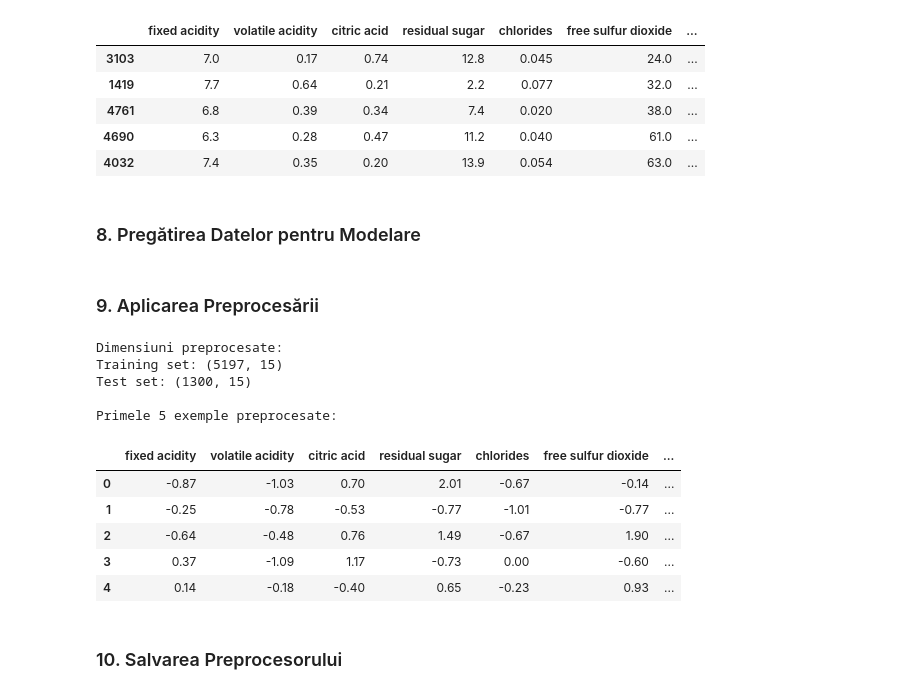
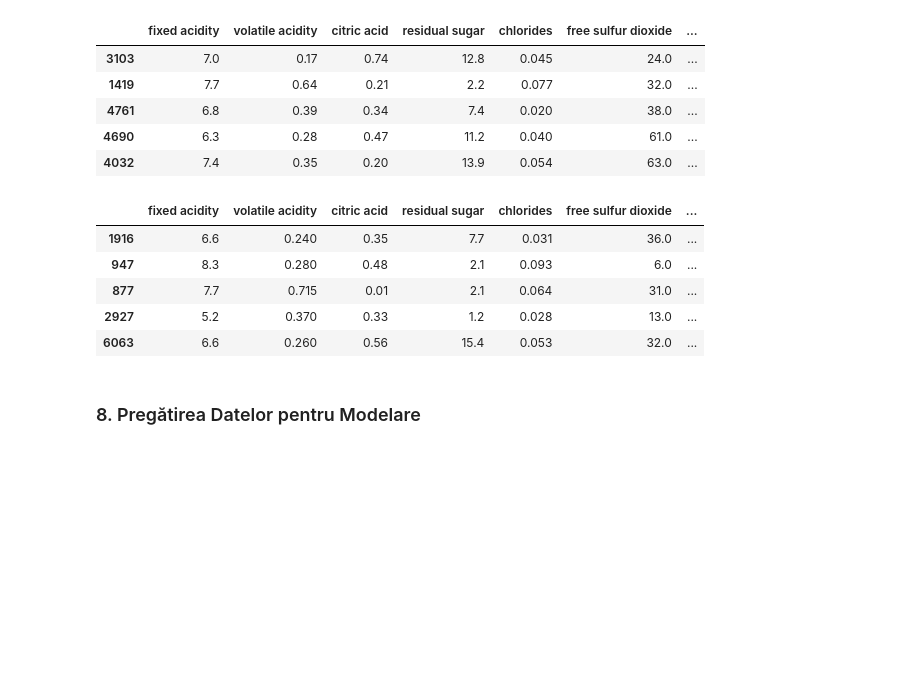
Before and after one commit to AlexCraciun6/MLProject1, a Jupyter notebook: Proiect1.ipynb, the cells around one changed output. Saved outputs shown, nothing was run; the diff lists cells and outputs as text; code cells hidden in the pictures; blank space fills up the shorter version.

```diff
--- a/Proiect1.ipynb
+++ b/Proiect1.ipynb
@@ -335,6 +340,15 @@ test_set.head()
 | 4761 | 6.8 | 0.39 | 0.34 | 7.4 | 0.020 | 38.0 | ... |
 | 4690 | 6.3 | 0.28 | 0.47 | 11.2 | 0.040 | 61.0 | ... |
 | 4032 | 7.4 | 0.35 | 0.20 | 13.9 | 0.054 | 63.0 | ... |
+# %%
+train_set.head()
+# %% [output]
+|  | fixed acidity | volatile acidity | citric acid | residual sugar | chlorides | free sulfur dioxide | ... |
+| 1916 | 6.6 | 0.240 | 0.35 | 7.7 | 0.031 | 36.0 | ... |
+| 947 | 8.3 | 0.280 | 0.48 | 2.1 | 0.093 | 6.0 | ... |
+| 877 | 7.7 | 0.715 | 0.01 | 2.1 | 0.064 | 31.0 | ... |
+| 2927 | 5.2 | 0.370 | 0.33 | 1.2 | 0.028 | 13.0 | ... |
+| 6063 | 6.6 | 0.260 | 0.56 | 15.4 | 0.053 | 32.0 | ... |
 # %% [markdown]
 ### 8. Pregătirea Datelor pentru Modelare
 # %%
@@ -396,38 +410,3 @@ preprocessor = ColumnTransformer(
         ('num', numeric_transformer, numeric_features),
         ('cat', categorical_transformer, categorical_features)
     ])
-# %% [markdown]
-### 9. Aplicarea Preprocesării
-# %%
-# Fit și transform pe training data
-X_train_preprocessed = preprocessor.fit_transform(X_train)
-
-# Transformare pe test data (folosind aceleași parametre)
-X_test_preprocessed = preprocessor.transform(X_test)
-
-# Verificare dimensiuni
-print("Dimensiuni preprocesate:")
-print(f"Training set: {X_train_preprocessed.shape}")
-print(f"Test set: {X_test_preprocessed.shape}")
-
-# Numele feature-urilor finale
-numeric_features_engineered = numeric_features + ['acid_balance', 'sugar_alcohol_ratio']
-cat_features_names = preprocessor.named_transformers_['cat'].named_steps['onehot'].get_feature_names_out()
-feature_names = np.concatenate([numeric_features_engineered, cat_features_names])
-
-print("\nPrimele 5 exemple preprocesate:")
-display(pd.DataFrame(X_train_preprocessed[:5], columns=feature_names).style.format("{:.2f}"))
-# %% [output]
-Dimensiuni preprocesate:
-Training set: (5197, 15)
-Test set: (1300, 15)
-
-Primele 5 exemple preprocesate:
-|  | fixed acidity | volatile acidity | citric acid | residual sugar | chlorides | free sulfur dioxide | ... |
-| 0 | -0.87 | -1.03 | 0.70 | 2.01 | -0.67 | -0.14 | ... |
-| 1 | -0.25 | -0.78 | -0.53 | -0.77 | -1.01 | -0.77 | ... |
-| 2 | -0.64 | -0.48 | 0.76 | 1.49 | -0.67 | 1.90 | ... |
-| 3 | 0.37 | -1.09 | 1.17 | -0.73 | 0.00 | -0.60 | ... |
-| 4 | 0.14 | -0.18 | -0.40 | 0.65 | -0.23 | 0.93 | ... |
-# %% [markdown]
-### 10. Salvarea Preprocesorului
```
Also changed, not shown: parts of 7 cells of this notebook, 3 other files.
